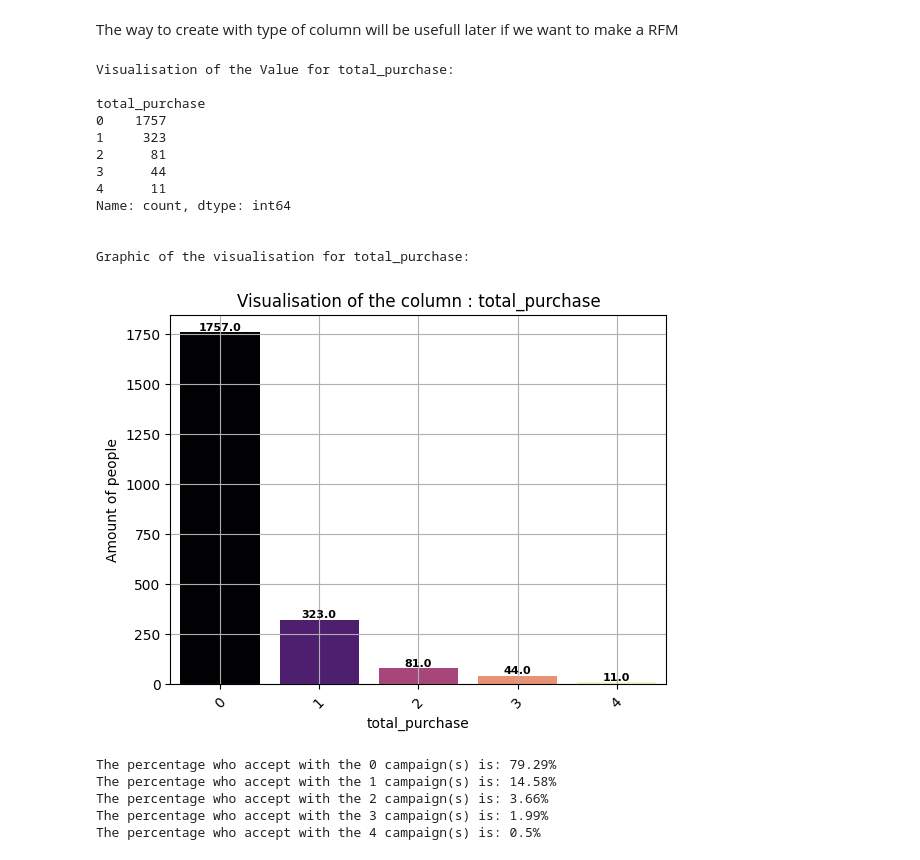
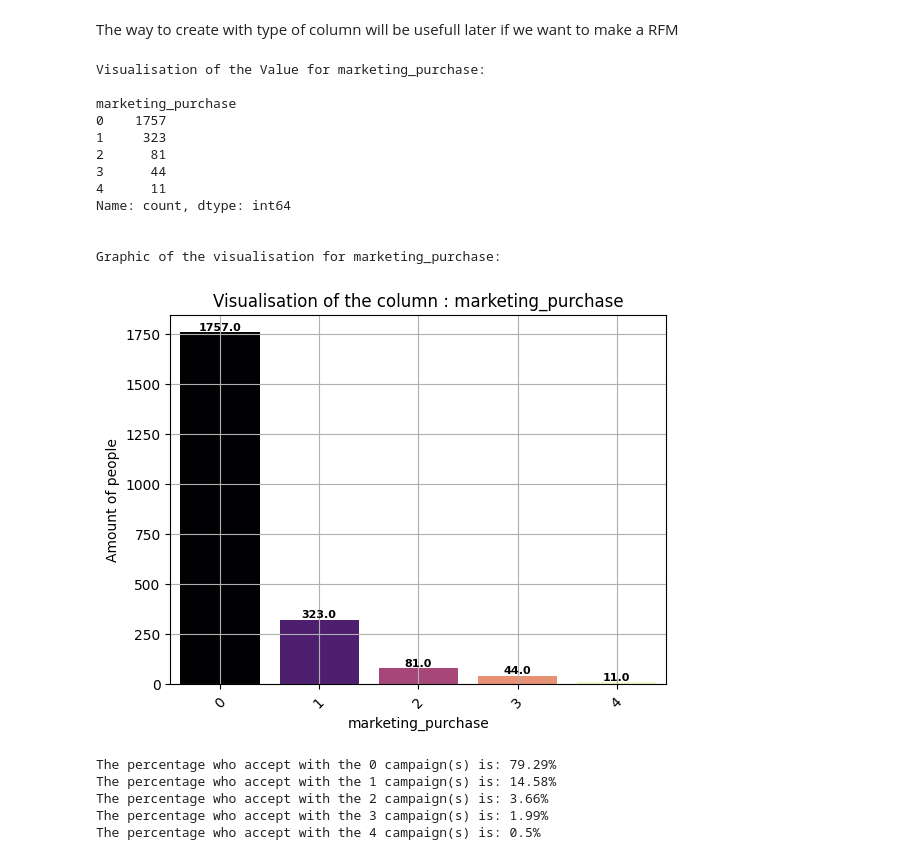
Before and after one commit to AurelienGgt/Customer-Personality-Analysis, a Jupyter notebook: Analyse.ipynb, the cells around one changed output. Cells and saved outputs as stored; diff of their text form; code cells hidden in the pictures.

```diff
--- a/Analyse.ipynb
+++ b/Analyse.ipynb
@@ -635,19 +693,19 @@ df['total_purchase'] = df['AcceptedCmp1']+ df['AcceptedCmp2'] + df['AcceptedCmp3
 # %%
-categorical_visualisation('total_purchase')
+categorical_visualisation('marketing_purchase')
 # %% [output]
-Visualisation of the Value for total_purchase:
+Visualisation of the Value for marketing_purchase:
 
-total_purchase
+marketing_purchase
 0    1757
 1     323
 2      81
 3      44
 4      11
 Name: count, dtype: int64
 
 
-Graphic of the visualisation for total_purchase:
+Graphic of the visualisation for marketing_purchase:
-[figure, old version]
+[figure, new version]
 # %%
 # Create a loop to avoid to write 5 times the same sentences
 for marketing_campaign in range(5):  # From 0 à 4 campaign
```
Also changed, not shown: parts of 14 cells of this notebook.
